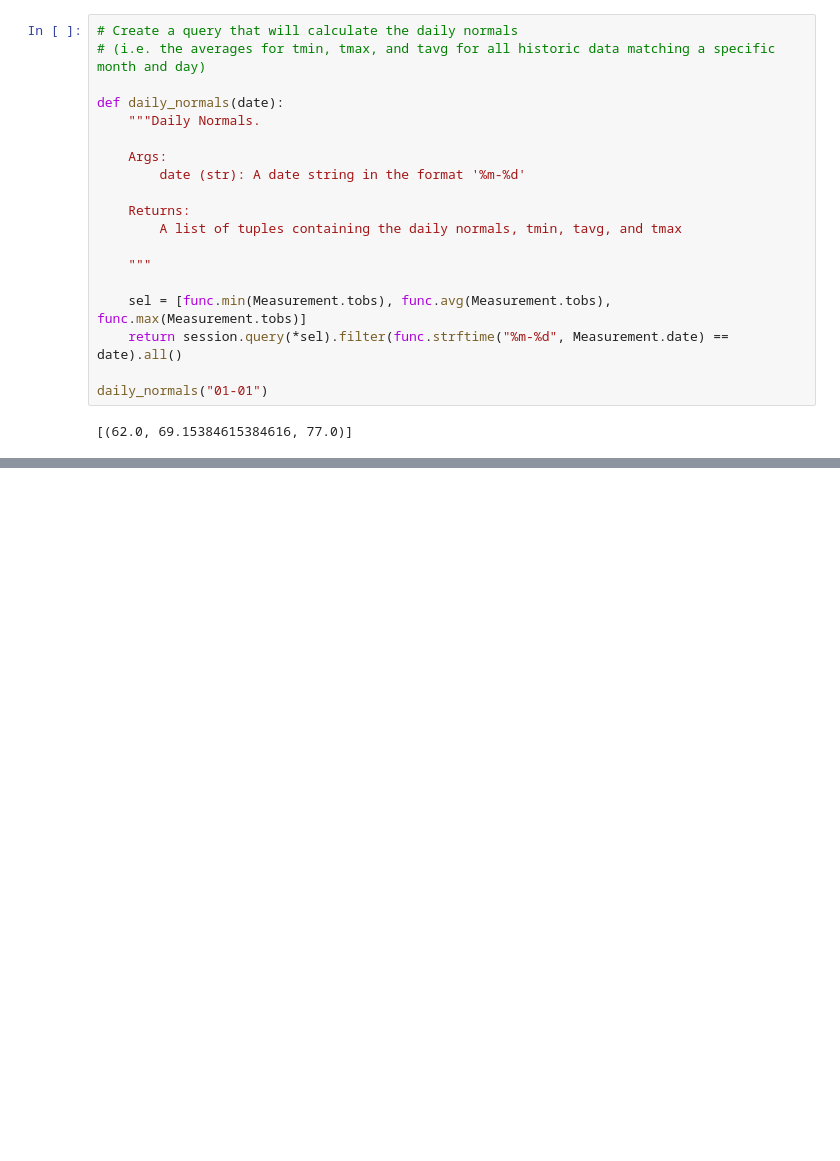
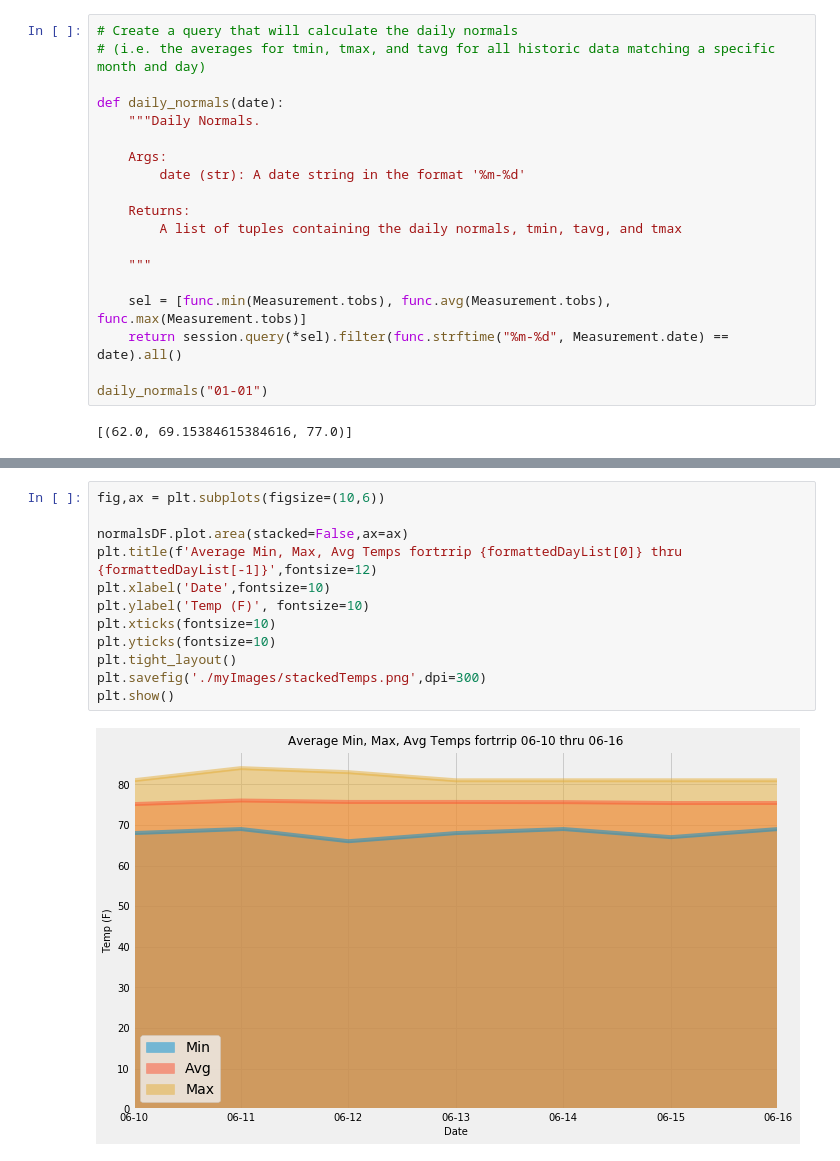
Before and after one commit to jpicca/sqlalchemy-challenge, a Jupyter notebook: climate_starter.ipynb, the cells around one changed output, grey strips where cells are left out. Saved outputs shown, nothing was run; the diff lists cells and outputs as text; blank space fills up the shorter version.

```diff
--- a/climate_starter.ipynb
+++ b/climate_starter.ipynb
@@ -305,0 +388,14 @@ daily_normals("01-01")
+# %%
+fig,ax = plt.subplots(figsize=(10,6))
+
+normalsDF.plot.area(stacked=False,ax=ax)
+plt.title(f'Average Min, Max, Avg Temps fortrrip {formattedDayList[0]} thru {formattedDayList[-1]}',fontsize=12)
+plt.xlabel('Date',fontsize=10)
+plt.ylabel('Temp (F)', fontsize=10)
+plt.xticks(fontsize=10)
+plt.yticks(fontsize=10)
+plt.tight_layout()
+plt.savefig('./myImages/stackedTemps.png',dpi=300)
+plt.show()
+# %% [output]
+[figure, added]
```
Also changed, not shown: parts of 13 cells of this notebook, 1 other file.
